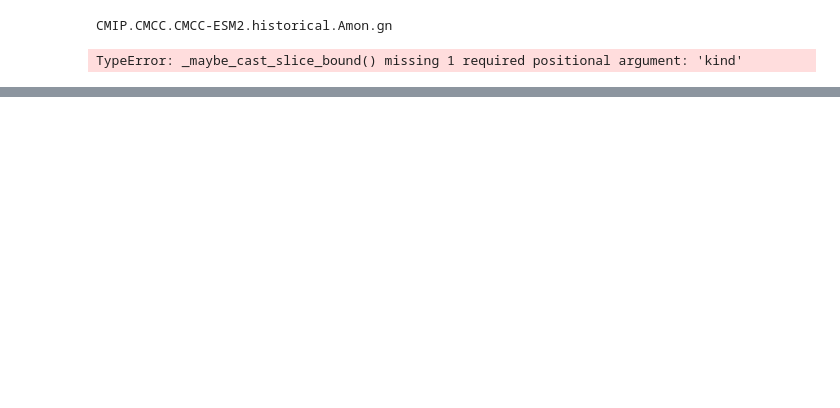
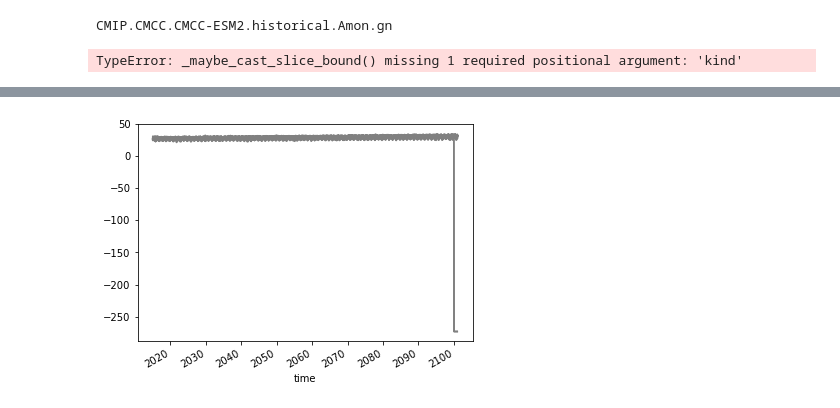
Before and after one commit to sdat2/seager19, a Jupyter notebook: catalog.ipynb, the cells around one changed output, grey strips where cells are left out. Saved outputs shown, nothing was run; the diff lists cells and outputs as text; code cells hidden in the pictures; blank space fills up the shorter version.

```diff
--- a/catalog.ipynb
+++ b/catalog.ipynb
@@ -211,0 +243,2 @@ TypeError: _maybe_cast_slice_bound() missing 1 required positional argument: 'ki
+# %%
+new_da = da.rename({"x": "X", "y": "Y"}).assign_coords({"X": ("X", da.isel(y=0).lon.values % 360), "Y": ("Y",  da.isel(x=0).lat.values)}).drop_vars(["lon", "lat"]).sortby("X")# "lon": "X", "lat": "Y"})
@@ -211,0 +256,2 @@ TypeError: _maybe_cast_slice_bound() missing 1 required positional argument: 'ki
+# %%
+nino34 = spatial_mean(sel(new_da, reg="nino3.4"))
@@ -211,0 +261,6 @@ TypeError: _maybe_cast_slice_bound() missing 1 required positional argument: 'ki
+# %%
+for i in range(len(nino34.member.values)):
+    (nino34 -273.15).isel(member=i).plot(color="grey")
+    plt.title("")
+# %% [output]
+[figure, added]
```
Also changed, not shown: parts of 7 cells of this notebook, 2 other files.
